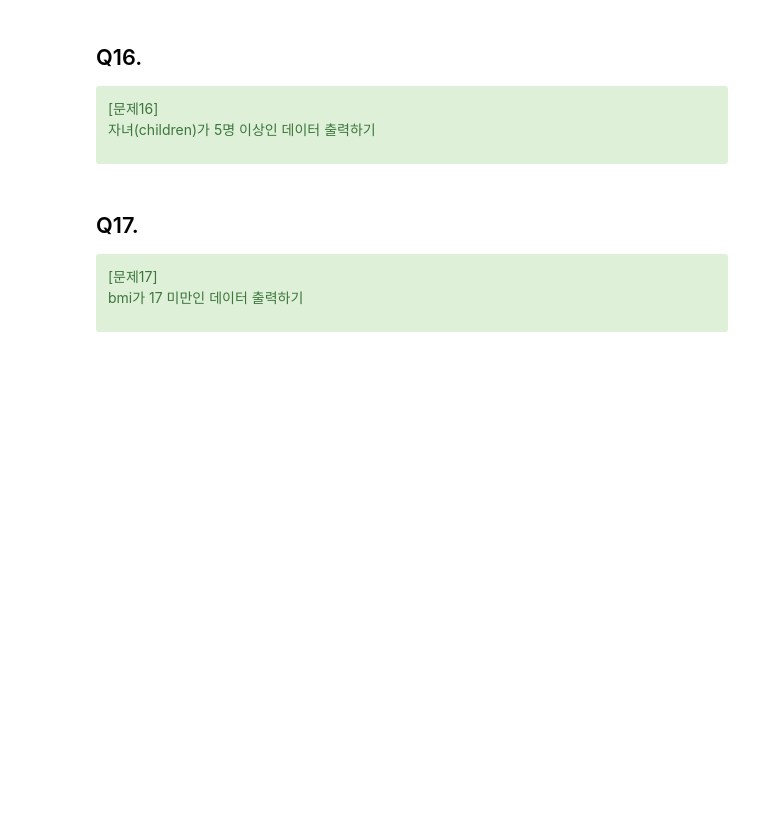
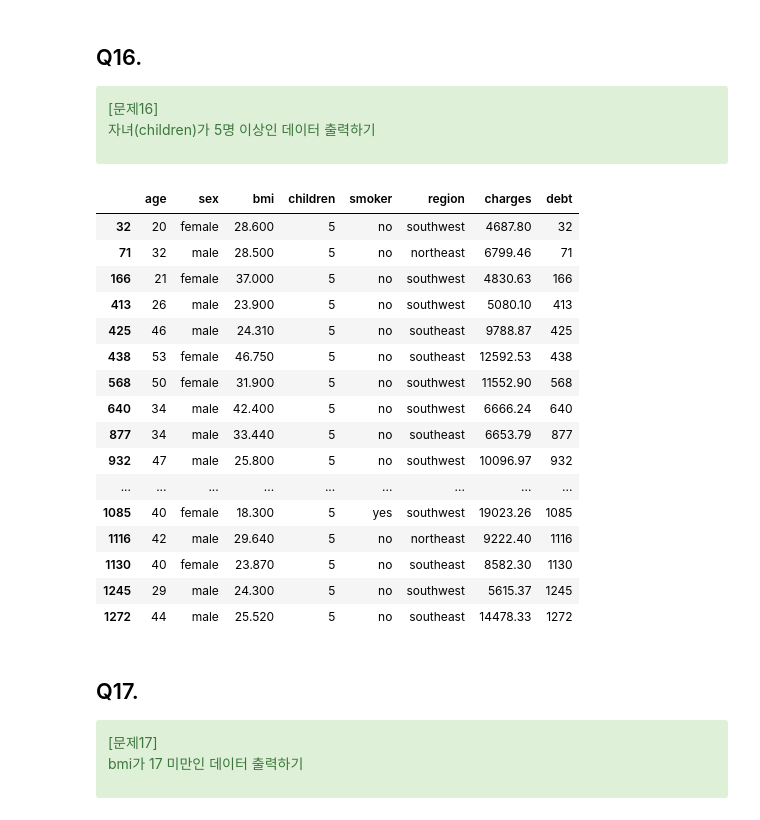
Before and after one commit to PARKHYOUNJUNG/phj_lms23, a Jupyter notebook: CODE/PHJ_8days.ipynb, the cells around one changed output. Saved outputs shown, nothing was run; the diff lists cells and outputs as text; code cells hidden in the pictures; blank space fills up the shorter version.

```diff
--- a/CODE/PHJ_8days.ipynb
+++ b/CODE/PHJ_8days.ipynb
@@ -220,3 +232,6 @@ TypeError: ignored
 
 나이를 1살씩 증가시키기
 </div>
+# %%
+df['age']=df['age']+1
+df
@@ -231,3 +260,7 @@ charges의 표시형식을 소수점 아래 2자리로 바꾸기
 [힌트]
 
 함수 생성, 적용(apply/map)
+# %%
+df['charges']=round(df['charges'],2)
+# df['charges'].round(2)
+df.head()
@@ -297,6 +443,26 @@ pd.value_counts
 
 자녀(children)가  5명 이상인 데이터 출력하기
 </div>
+# %%
+df[df['children'] >= 5]
+# %% [output]
+|  | age | sex | bmi | children | smoker | region | charges | debt |
+| 32 | 20 | female | 28.600 | 5 | no | southwest | 4687.80 | 32 |
+| 71 | 32 | male | 28.500 | 5 | no | northeast | 6799.46 | 71 |
+| 166 | 21 | female | 37.000 | 5 | no | southwest | 4830.63 | 166 |
+| 413 | 26 | male | 23.900 | 5 | no | southwest | 5080.10 | 413 |
+| 425 | 46 | male | 24.310 | 5 | no | southeast | 9788.87 | 425 |
+| 438 | 53 | female | 46.750 | 5 | no | southeast | 12592.53 | 438 |
+| 568 | 50 | female | 31.900 | 5 | no | southwest | 11552.90 | 568 |
+| 640 | 34 | male | 42.400 | 5 | no | southwest | 6666.24 | 640 |
+| 877 | 34 | male | 33.440 | 5 | no | southeast | 6653.79 | 877 |
+| 932 | 47 | male | 25.800 | 5 | no | southwest | 10096.97 | 932 |
+| ... | ... | ... | ... | ... | ... | ... | ... | ... |
+| 1085 | 40 | female | 18.300 | 5 | yes | southwest | 19023.26 | 1085 |
+| 1116 | 42 | male | 29.640 | 5 | no | northeast | 9222.40 | 1116 |
+| 1130 | 40 | female | 23.870 | 5 | no | southeast | 8582.30 | 1130 |
+| 1245 | 29 | male | 24.300 | 5 | no | southwest | 5615.37 | 1245 |
+| 1272 | 44 | male | 25.520 | 5 | no | southeast | 14478.33 | 1272 |
 # %% [markdown]
 ## Q17.
 <div class="alert alert-success">
```
Also changed, not shown: parts of 30 cells of this notebook.
